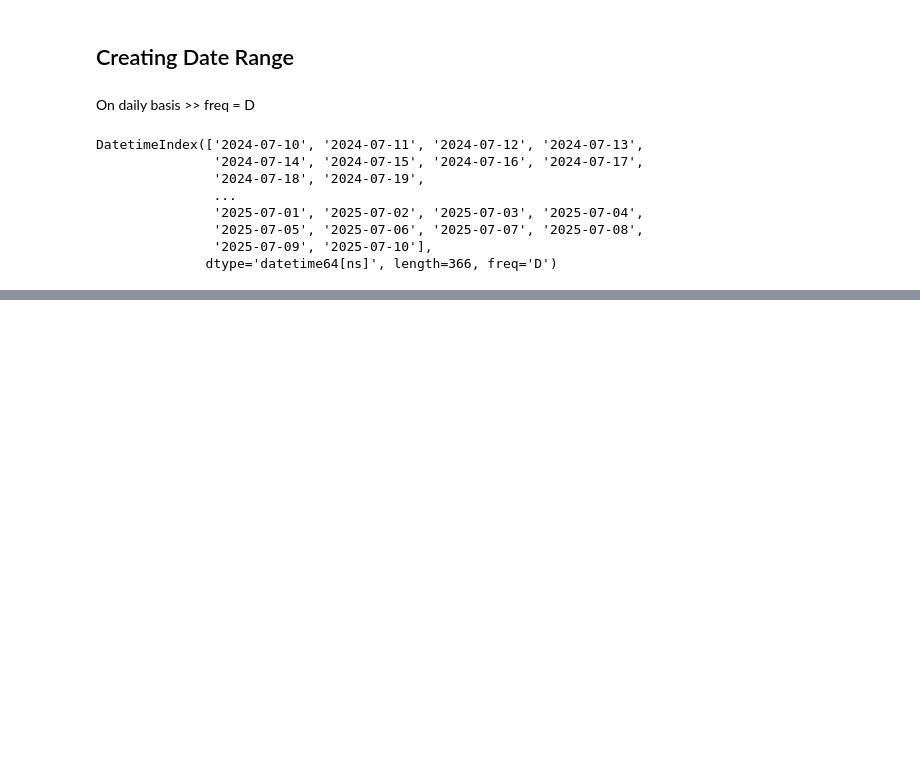
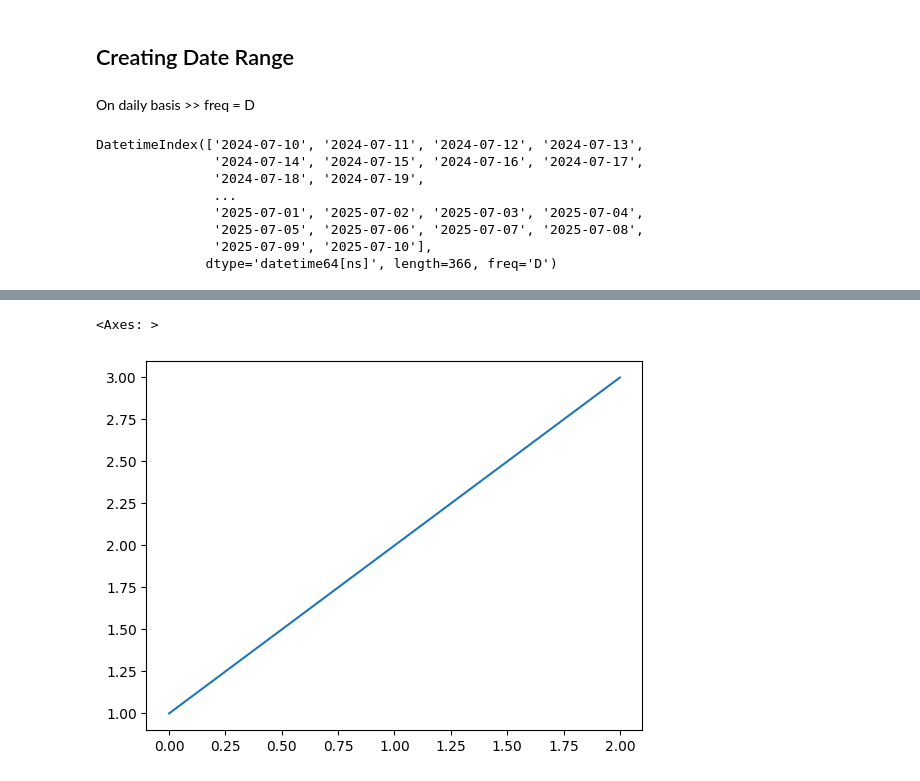
Before and after one commit to prA-G/DailyPythonNotes, a Jupyter notebook: 19_Pandas_Advance.ipynb, the cells around one changed output, grey strips where cells are left out. Drawn from its saved outputs; the diff is of its cells as text; code cells hidden in the pictures; blank space fills up the shorter version.

```diff
--- a/19_Pandas_Advance.ipynb
+++ b/19_Pandas_Advance.ipynb
@@ -2178,0 +2394,5 @@ DatetimeIndex(['2024-07-10', '2024-07-11', '2024-07-12', '2024-07-13',
+# %%
+df['A'].plot(kind= "line")  # to know the trends
+# %% [output]
+<Axes: >
+[figure, added]
```
Also changed, not shown: parts of 46 cells of this notebook.
